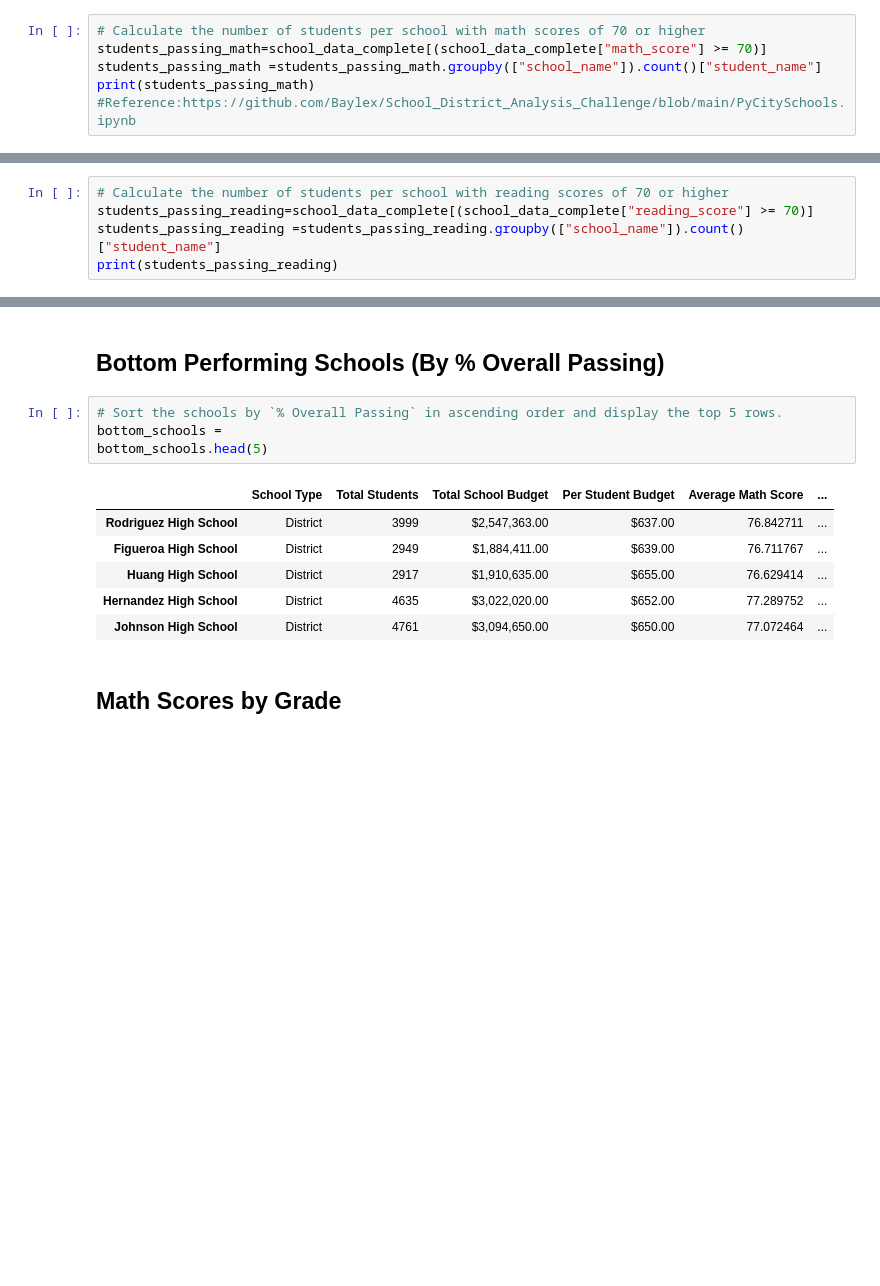
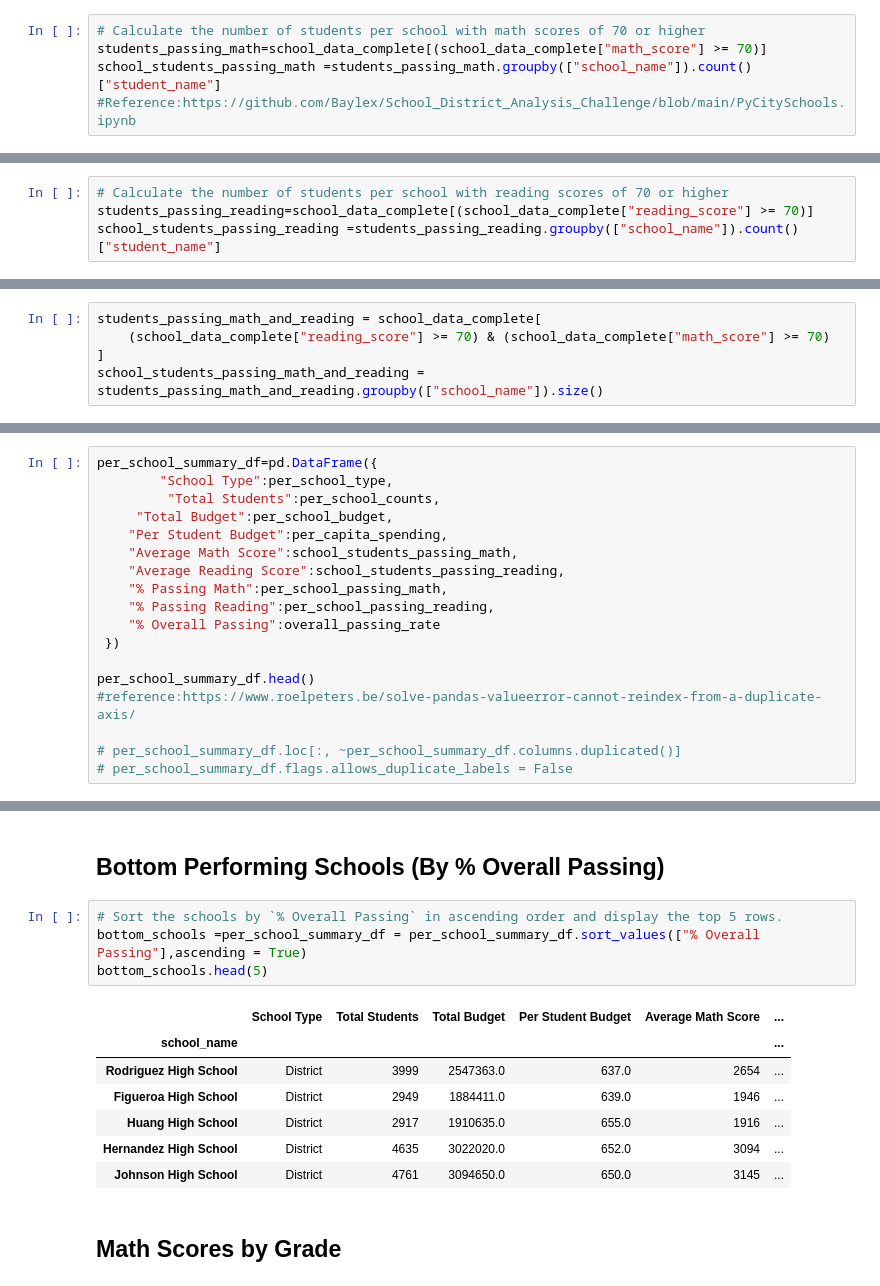
Before and after one commit to muhkashiff/pandas-challenge, a Jupyter notebook: PySchool/PyCitySchools.ipynb, the cells around one changed output, grey strips where cells are left out. Drawn from its saved outputs; the diff is of its cells as text; blank space fills up the shorter version.

```diff
--- a/PySchool/PyCitySchools.ipynb
+++ b/PySchool/PyCitySchools.ipynb
@@ -215,6 +175,5 @@ per_school_math[["reading_score"]].mean()
 # %%
 # Calculate the number of students per school with math scores of 70 or higher
 students_passing_math=school_data_complete[(school_data_complete["math_score"] >= 70)]
-students_passing_math =students_passing_math.groupby(["school_name"]).count()["student_name"]
-print(students_passing_math)
+school_students_passing_math =students_passing_math.groupby(["school_name"]).count()["student_name"]
 #Reference:https://github.com/Baylex/School_District_Analysis_Challenge/blob/main/PyCitySchools.ipynb
@@ -239,5 +180,4 @@ Name: student_name, dtype: int64
 # %%
 # Calculate the number of students per school with reading scores of 70 or higher
 students_passing_reading=school_data_complete[(school_data_complete["reading_score"] >= 70)]
-students_passing_reading =students_passing_reading.groupby(["school_name"]).count()["student_name"]
-print(students_passing_reading)
+school_students_passing_reading =students_passing_reading.groupby(["school_name"]).count()["student_name"]
@@ -265,6 +187,11 @@ students_passing_math_and_reading = school_data_complete[
     (school_data_complete["reading_score"] >= 70) & (school_data_complete["math_score"] >= 70)
 ]
 school_students_passing_math_and_reading = students_passing_math_and_reading.groupby(["school_name"]).size()
+# %%
+students_passing_math_and_reading = school_data_complete[
+    (school_data_complete["reading_score"] >= 70) & (school_data_complete["math_score"] >= 70)
+]
+school_students_passing_math_and_reading = students_passing_math_and_reading.groupby(["school_name"]).size()
 # %%
 # Use the provided code to calculate the passing rates
 per_school_passing_math = school_students_passing_math / per_school_counts * 100
@@ -299,0 +204,18 @@ per_school_summary
+# %%
+per_school_summary_df=pd.DataFrame({
+        "School Type":per_school_type,
+         "Total Students":per_school_counts,
+     "Total Budget":per_school_budget,
+    "Per Student Budget":per_capita_spending,
+    "Average Math Score":school_students_passing_math,
+    "Average Reading Score":school_students_passing_reading,
+    "% Passing Math":per_school_passing_math,
+    "% Passing Reading":per_school_passing_reading,
+    "% Overall Passing":overall_passing_rate
+ })
+
+per_school_summary_df.head()
+#reference:https://www.roelpeters.be/solve-pandas-valueerror-cannot-reindex-from-a-duplicate-axis/
+
+# per_school_summary_df.loc[:, ~per_school_summary_df.columns.duplicated()]
+# per_school_summary_df.flags.allows_duplicate_labels = False
@@ -314,15 +245,16 @@ top_schools.head(5)
 ## Bottom Performing Schools (By % Overall Passing)
 # %%
 # Sort the schools by `% Overall Passing` in ascending order and display the top 5 rows.
-bottom_schools =
+bottom_schools =per_school_summary_df = per_school_summary_df.sort_values(["% Overall Passing"],ascending = True)
 bottom_schools.head(5)
 # %% [output]
-|  | School Type | Total Students | Total School Budget | Per Student Budget | Average Math Score | ... |
-| Rodriguez High School | District | 3999 | $2,547,363.00 | $637.00 | 76.842711 | ... |
-| Figueroa High School | District | 2949 | $1,884,411.00 | $639.00 | 76.711767 | ... |
-| Huang High School | District | 2917 | $1,910,635.00 | $655.00 | 76.629414 | ... |
-| Hernandez High School | District | 4635 | $3,022,020.00 | $652.00 | 77.289752 | ... |
-| Johnson High School | District | 4761 | $3,094,650.00 | $650.00 | 77.072464 | ... |
+|  | School Type | Total Students | Total Budget | Per Student Budget | Average Math Score | ... |
+| school_name |  |  |  |  |  | ... |
+| Rodriguez High School | District | 3999 | 2547363.0 | 637.0 | 2654 | ... |
+| Figueroa High School | District | 2949 | 1884411.0 | 639.0 | 1946 | ... |
+| Huang High School | District | 2917 | 1910635.0 | 655.0 | 1916 | ... |
+| Hernandez High School | District | 4635 | 3022020.0 | 652.0 | 3094 | ... |
+| Johnson High School | District | 4761 | 3094650.0 | 650.0 | 3145 | ... |
 # %% [markdown]
 ## Math Scores by Grade
 # %%
```
Also changed, not shown: parts of 25 cells of this notebook.
